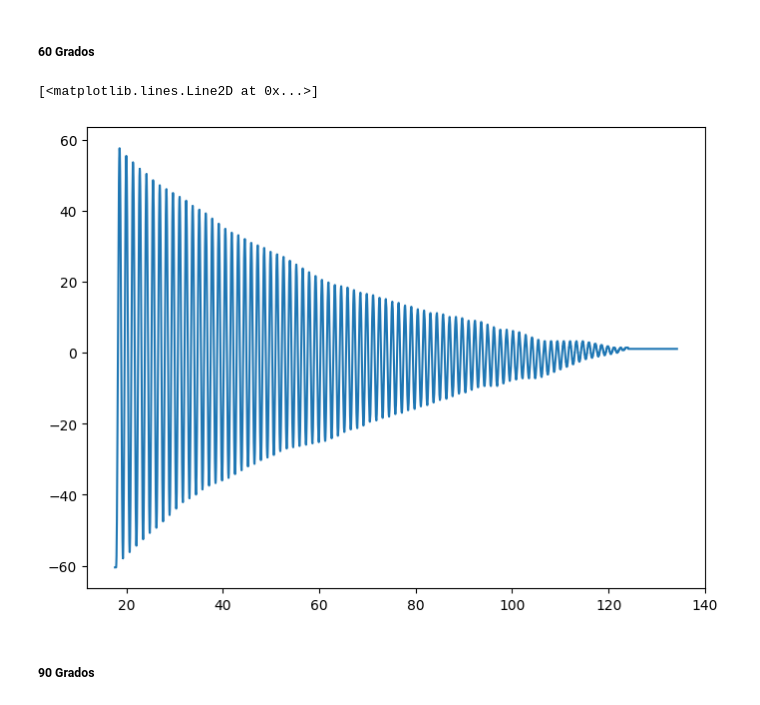
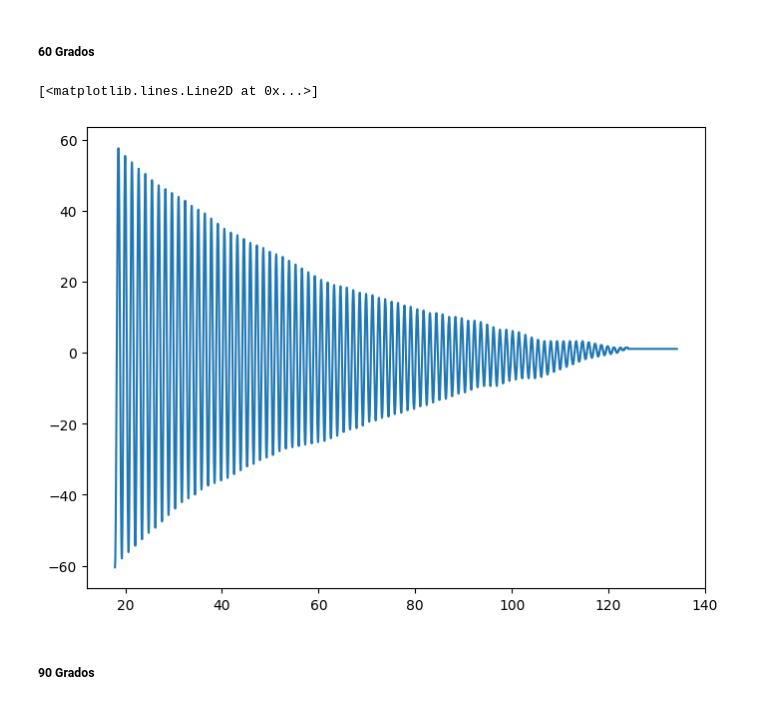
Before and after one commit to otarola-joaquin/Trabajos-varios-8vo-semestre, a Jupyter notebook: Sistemas de Control/Lab 1/cálculos.ipynb, the cells around one changed output. Saved outputs shown, nothing was run; the diff lists cells and outputs as text; code cells hidden in the pictures.

```diff
--- a/Sistemas de Control/Lab 1/cálculos.ipynb
+++ b/Sistemas de Control/Lab 1/cálculos.ipynb
@@ -94,10 +112,10 @@ plt.plot(tiempo21[880:], theta21[880:])
 # %% [markdown]
 ##### 60 Grados
 # %%
-plt.plot(tiempo60[880:], theta60[880:])
+plt.plot(tiempo60[892:], theta60[892:])
 # %% [output]
 [<matplotlib.lines.Line2D at 0x...>]
-[figure, old version]
+[figure, new version]
 # %% [markdown]
 ##### 90 Grados
 # %%
```
Also changed, not shown: parts of 15 cells of this notebook.
